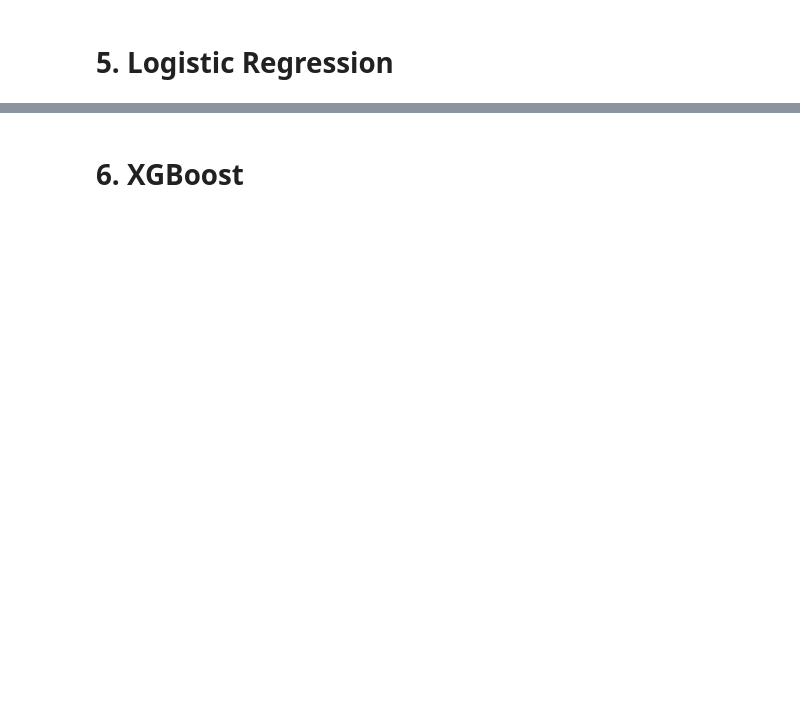
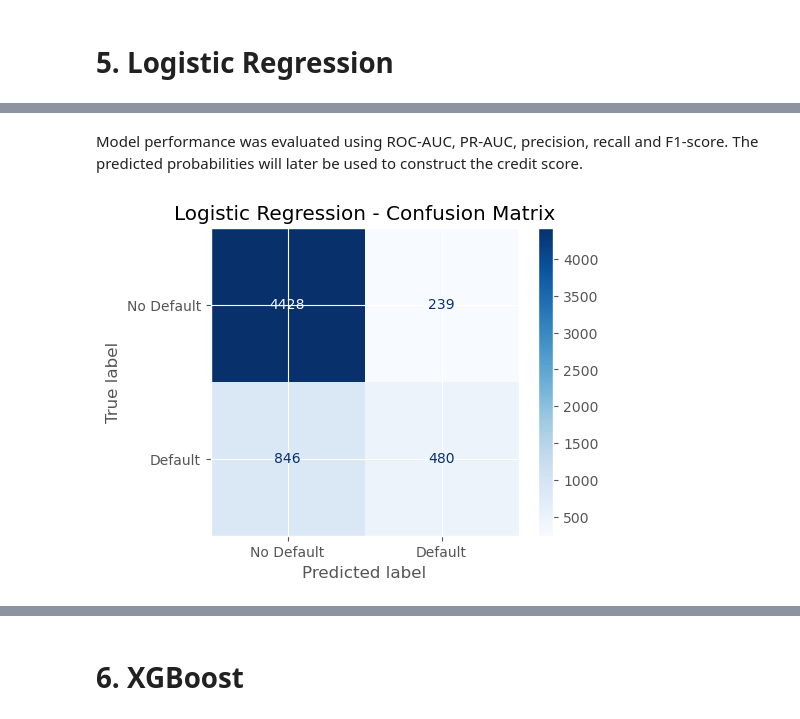
Before and after one commit to gferripc/credit_risk_scoring, a Jupyter notebook: credit_risk_scoring.ipynb, the cells around one changed output, grey strips where cells are left out. Cells and saved outputs as stored; diff of their text form; code cells hidden in the pictures; blank space fills up the shorter version.

```diff
--- a/credit_risk_scoring.ipynb
+++ b/credit_risk_scoring.ipynb
@@ -524,0 +690,2 @@ plt.show()
+# %%
+logistic_model.fit(X_train, y_train)
@@ -524,0 +714,40 @@ plt.show()
+# %%
+y_pred_log = logistic_model.predict(X_test)
+
+y_proba_log = logistic_model.predict_proba(X_test)[:, 1]
+# %%
+from sklearn.metrics import (
+    accuracy_score,
+    precision_score,
+    recall_score,
+    f1_score,
+    roc_auc_score,
+    average_precision_score,
+    confusion_matrix,
+    ConfusionMatrixDisplay
+)
+
+def model_evaluation(y_test, y_pred, y_prob):
+    result = {
+    "Accuracy": accuracy_score(y_test, y_pred),
+    "Precision": precision_score(y_test, y_pred),
+    "Recall": recall_score(y_test, y_pred),
+    "F1": f1_score(y_test, y_pred),
+    "ROC-AUC": roc_auc_score(y_test, y_prob),
+    "PR-AUC": average_precision_score(y_test, y_prob)
+    }
+    return result
+
+def plot_confusion_matrix(y_test, y_pred, size=(5, 4), title="Confusion Matrix"):
+    fig, ax = plt.subplots(figsize=size)
+
+    ConfusionMatrixDisplay.from_predictions(
+    y_test,
+    y_pred,
+    display_labels=["No Default", "Default"],
+    cmap='Blues',
+    ax=ax
+)
+
+    plt.title(f"{title}")
+    plt.show()
@@ -524,0 +765,6 @@ plt.show()
+# %% [markdown]
+Model performance was evaluated using ROC-AUC, PR-AUC, precision, recall and F1-score. The predicted probabilities will later be used to construct the credit score.
+# %%
+plot_confusion_matrix(y_test, y_pred_log, size=(5, 4), title="Logistic Regression - Confusion Matrix")
+# %% [output]
+[figure, added]
```
Also changed, not shown: parts of 87 cells of this notebook.
